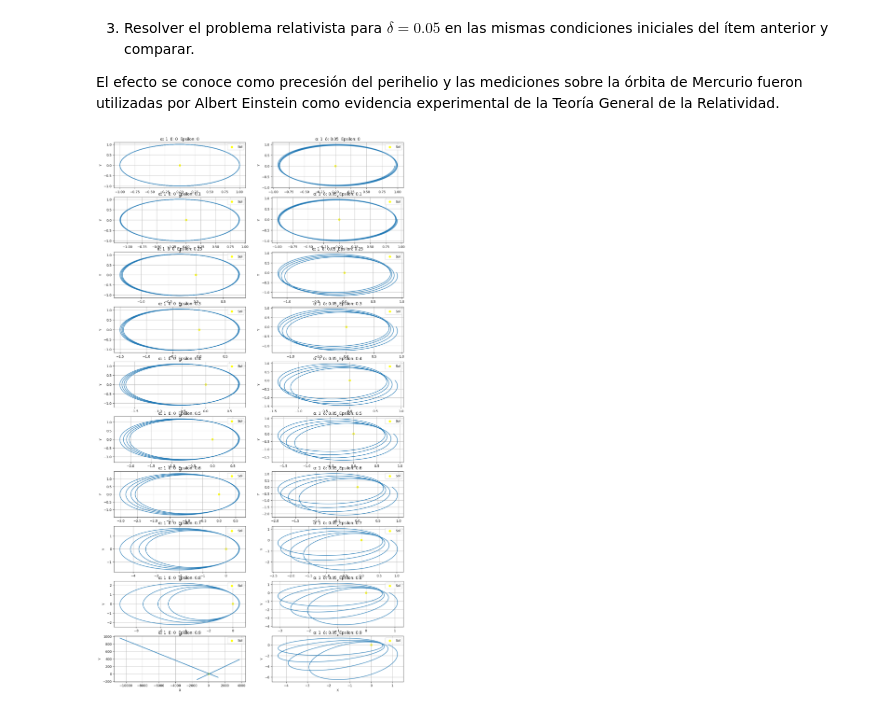
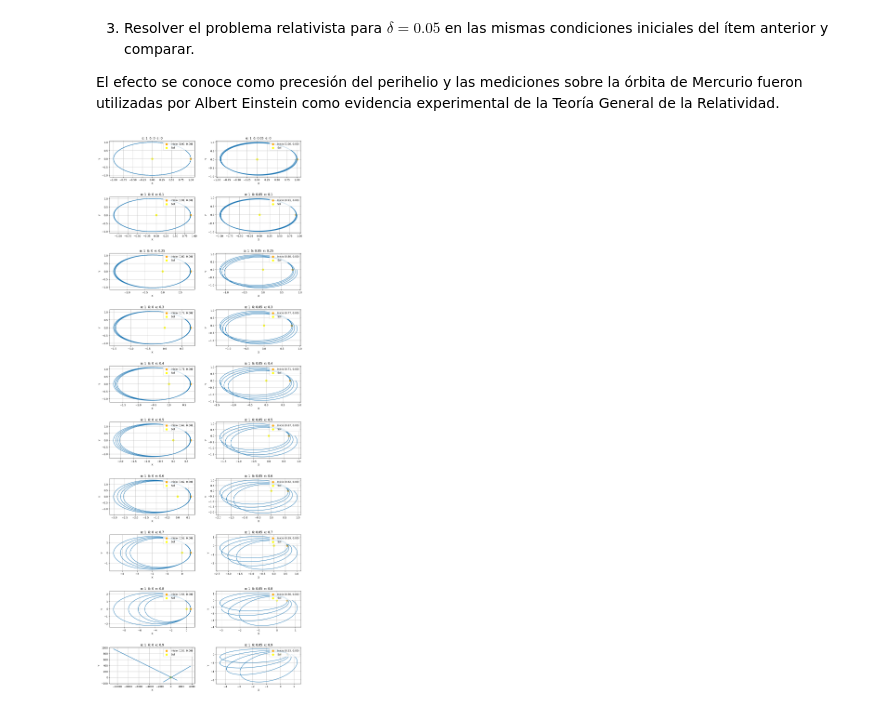
Before and after one commit to Dowhyj32/Modelado-Continuo, a Jupyter notebook: Modelos_de_EDOs/TP/tp1.ipynb, the cells around one changed output. Saved outputs shown, nothing was run; the diff lists cells and outputs as text; code cells hidden in the pictures.

```diff
--- a/Modelos_de_EDOs/TP/tp1.ipynb
+++ b/Modelos_de_EDOs/TP/tp1.ipynb
@@ -107,36 +58,38 @@ epsilon = [0, 0.1, 0.25, 0.3, 0.4, 0.5, 0.6, 0.7, 0.8, 0.9]
 theta0 = 0
 thetaf = 8 * np.pi
 h = 0.01
 
-fig, axes = plt.subplots(len(epsilon), len(delta), figsize=(16,30))
+fig, axes = plt.subplots(len(epsilon), len(delta), figsize=(14, 4*len(epsilon)), gridspec_kw={'hspace': 0.55, 'wspace': 0.25})
 
 for i, ep in enumerate(epsilon):
     for j, d in enumerate(delta):
 
         # r(0) = alpha / (1 + epsilon)
         r0 = alpha / (1 + ep)
 
         # u = 1/r
         u0 = 1 / r0
         v0 = 0
 
         theta, U, V = euler(u0, v0, alpha, d, theta0, thetaf, h)
 
         R = 1 / U
 
         X = R * np.cos(theta)
         Y = R * np.sin(theta)
 
         axes[i,j].plot(X, Y)
-        axes[i,j].scatter(0,0, color='yellow', label='Sol')
+        axes[i,j].scatter(X[0],Y[0], s=60, color='orange', label=f'Inicio ({X[0]:.2f}, {Y[0]:.2f})')
+        axes[i,j].scatter(0,0, s=60, color='yellow', label='Sol')
         axes[i,j].set_xlabel('X')
         axes[i,j].set_ylabel('Y')
-        axes[i,j].set_title(f'α: {alpha}  δ: {d}  Epsilon: {ep}')
+        axes[i,j].set_title(f'α: {alpha}  δ: {d}  ϵ: {ep}')
         axes[i,j].grid(True)
-        axes[i,j].legend()
+        axes[i,j].legend(loc='upper right')
 
 
-plt.legend()
+
+
 plt.show()
 # %% [output]
-[figure, old version]
+[figure, new version]
```
Also changed, not shown: parts of 6 cells of this notebook.
